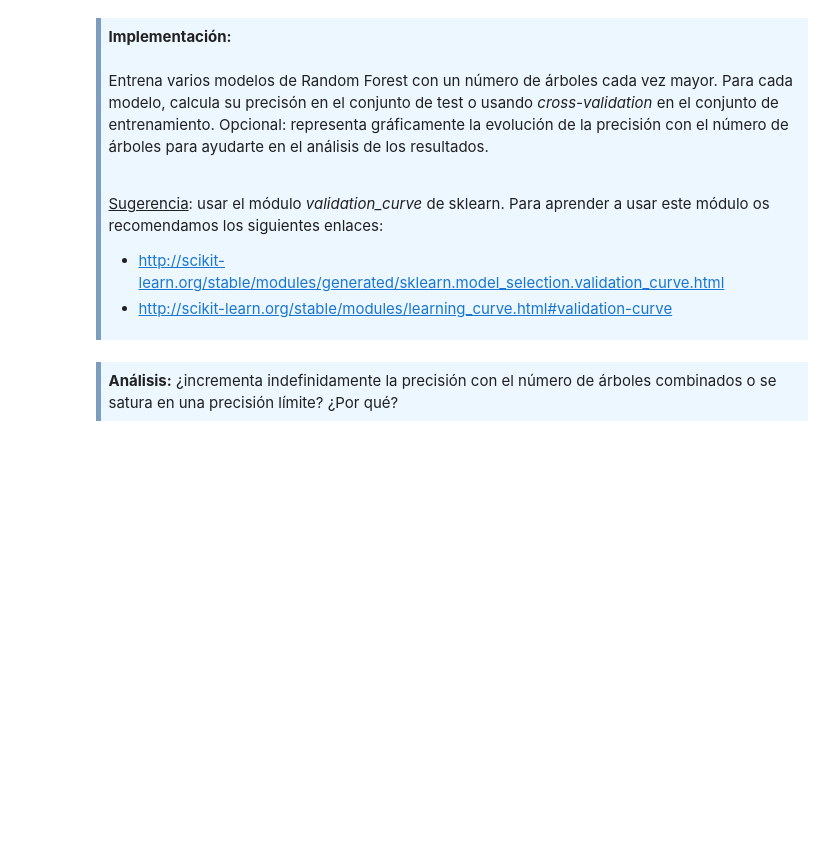
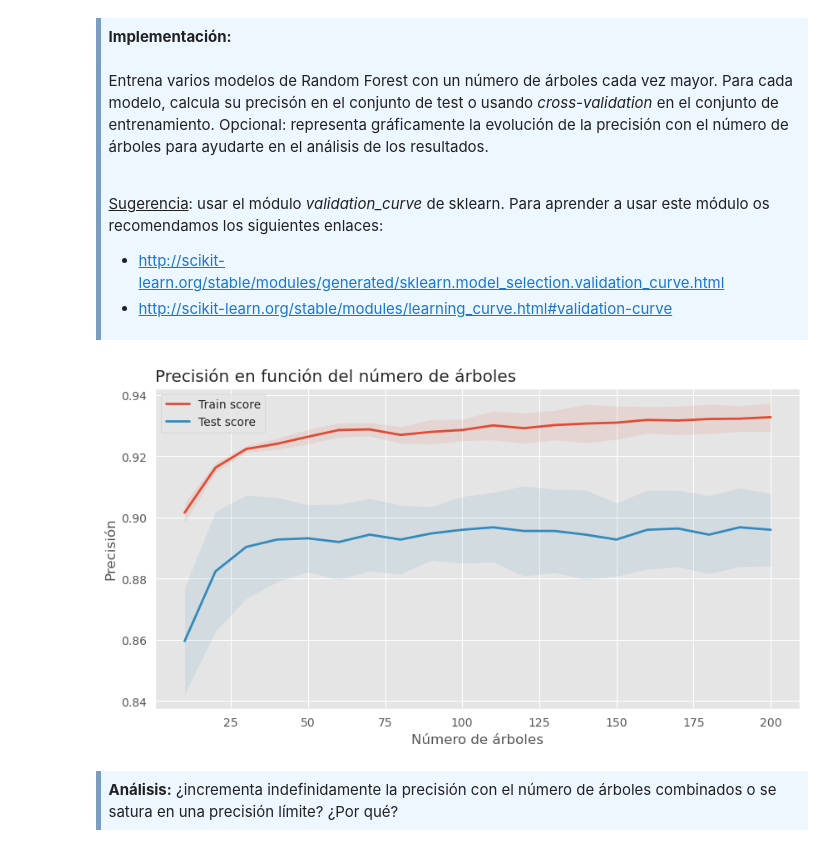
Before and after one commit to gvillalba86/AdvancedDataMininig, a Jupyter notebook: PEC4/20221_M2.855_PEC4-Enunciado.ipynb, the cells around one changed output. Cells and saved outputs as stored; diff of their text form; code cells hidden in the pictures; blank space fills up the shorter version.

```diff
--- a/PEC4/20221_M2.855_PEC4-Enunciado.ipynb
+++ b/PEC4/20221_M2.855_PEC4-Enunciado.ipynb
@@ -47,5 +49,13 @@ from sklearn.tree import DecisionTreeClassifier
 
 %matplotlib inline
+# %%
+# Set Seaborn aesthetics
+sns.set_style('darkgrid')
+plt.rcParams['figure.figsize'] = (6,4)
+plt.rcParams['lines.linewidth'] = 2
+plt.rcParams['axes.titlesize'] = 14
+plt.rcParams['axes.titlelocation'] = 'left'
+plt.style.use('ggplot')
 # %% [markdown]
 # 1. Series temporales (6 puntos)
 
@@ -296,3 +337,7 @@ Entrena sobre el conjunto de train un modelo de <i>random forest</i>combinando 2
 - http://scikit-learn.org/stable/auto_examples/ensemble/plot_ensemble_oob.html
 
 </div>
+# %%
+RF = RandomForestClassifier(n_estimators=20, max_depth=5, random_state=myseed, oob_score=True)
+RF.fit(X_train, y_train)
+print(f'La precisión out-of-bag es: {RF.oob_score_}')
@@ -318,6 +367,34 @@ Entrena varios modelos de <it>Random Forest</it> con un número de árboles cada
 - http://scikit-learn.org/stable/modules/generated/sklearn.model_selection.validation_curve.html<br>
 - http://scikit-learn.org/stable/modules/learning_curve.html#validation-curve
 </div>
+# %%
+RF = RandomForestClassifier(n_estimators=20, max_depth=5, random_state=myseed)
+n_estimators_grid = range(10, 201, 10)
+train_scores, test_scores = validation_curve(RF, X_train, y_train,
+                                           param_name='n_estimators',
+                                           param_range=n_estimators_grid,
+                                           cv=5, n_jobs=-1)
+# %%
+# Compute mean and confidence interval
+mean_train = train_scores.mean(axis=1)
+ci_train = train_scores.std(axis=1)
+mean_test= test_scores.mean(axis=1)
+ci_test = test_scores.std(axis=1)
+# Plot training accuracy
+fig, ax = plt.subplots(figsize=(10, 5))
+ax.plot(n_estimators_grid, mean_train, label='Train score')
+ax.fill_between(n_estimators_grid, (mean_train-ci_train), (mean_train+ci_train), alpha=.1)
+# Plot test accuracy
+ax.plot(n_estimators_grid, mean_test, label='Test score')
+ax.fill_between(n_estimators_grid, (mean_test-ci_test), (mean_test+ci_test), alpha=.1)
+
+ax.set_xlabel('Número de árboles')
+ax.set_ylabel('Precisión')
+ax.set_title('Precisión en función del número de árboles')
+ax.legend()
+plt.show()
+# %% [output]
+[figure, added]
 # %% [markdown]
 <div style="background-color: #EDF7FF; border-color: #7C9DBF; border-left: 5px solid #7C9DBF; padding: 0.5em;">
 <strong>Análisis:</strong> ¿incrementa indefinidamente la precisión con el número de árboles combinados o se satura en una precisión límite? ¿Por qué?
```
Also changed, not shown: parts of 23 cells of this notebook.
